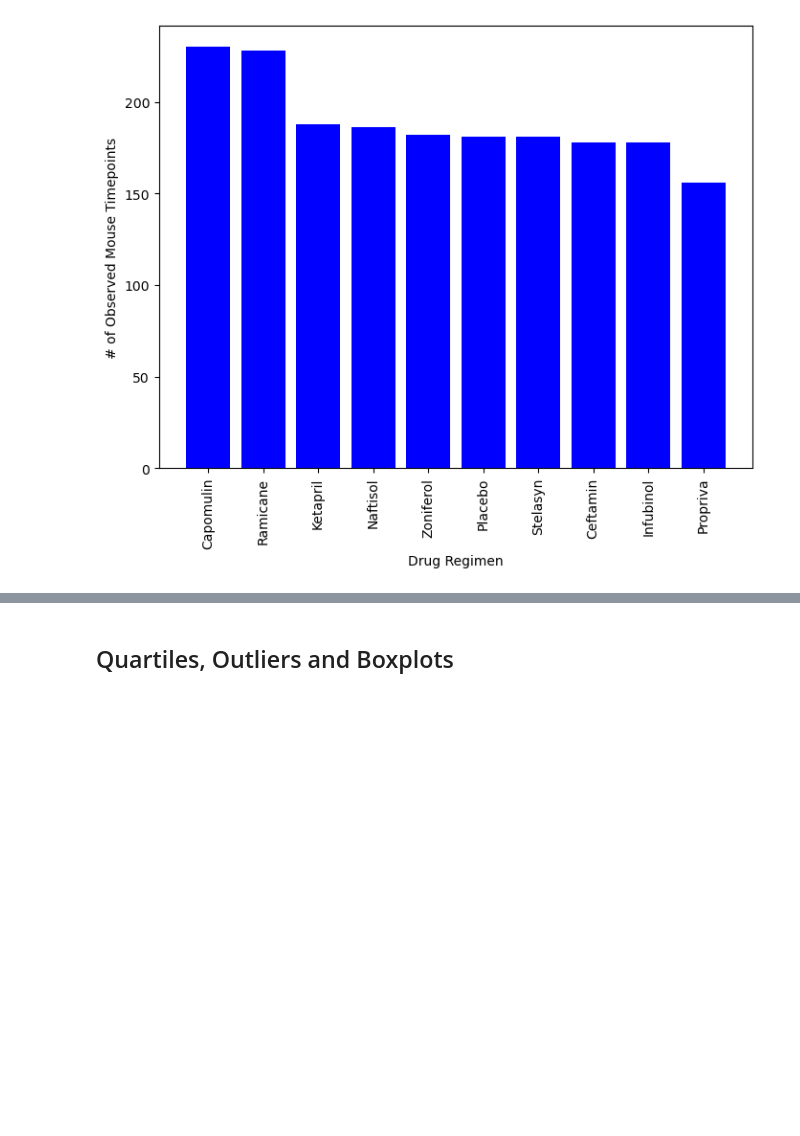
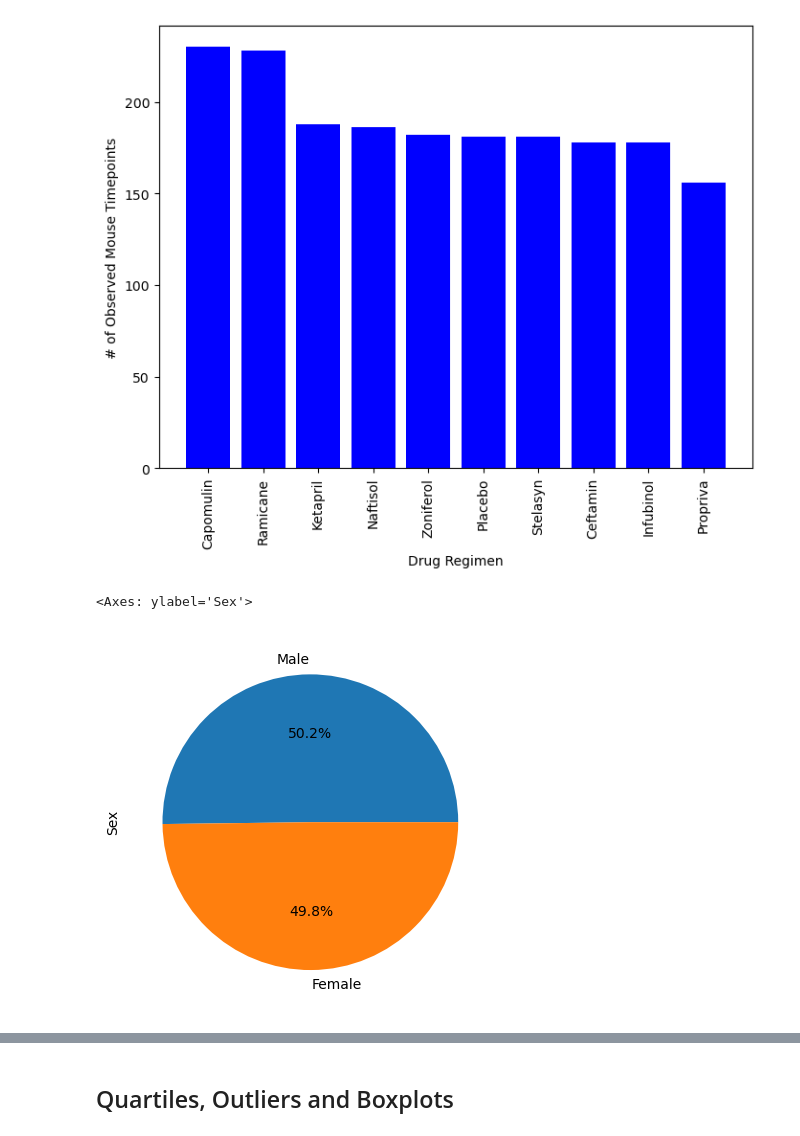
Before and after one commit to alexsking13/pyplot_challenge, a Jupyter notebook: pymaceuticals_starter_AlexEdit.ipynb, the cells around one changed output, grey strips where cells are left out. Saved outputs shown, nothing was run; the diff lists cells and outputs as text; code cells hidden in the pictures; blank space fills up the shorter version.

```diff
--- a/pymaceuticals_starter_AlexEdit.ipynb
+++ b/pymaceuticals_starter_AlexEdit.ipynb
@@ -169,4 +169,15 @@ plt.xticks(rotation="vertical")
   Text(8, 0, 'Infubinol'),
   Text(9, 0, 'Propriva')])
 [figure]
+# %%
+# Generate a pie plot showing the distribution of female versus male mice using Pandas
+mouse_nodupes=dropped_mice.drop_duplicates(subset="Mouse ID")
+mouse_nodupes=mouse_nodupes["Sex"].value_counts()
+mouse_nodupes
+
+pie_chart1=mouse_nodupes.plot.pie(y=mouse_nodupes,label="Sex",autopct="%1.1f%%")
+pie_chart1
+# %% [output]
+<Axes: ylabel='Sex'>
+[figure, added]
 # %%
```
Also changed, not shown: parts of 5 cells of this notebook.
